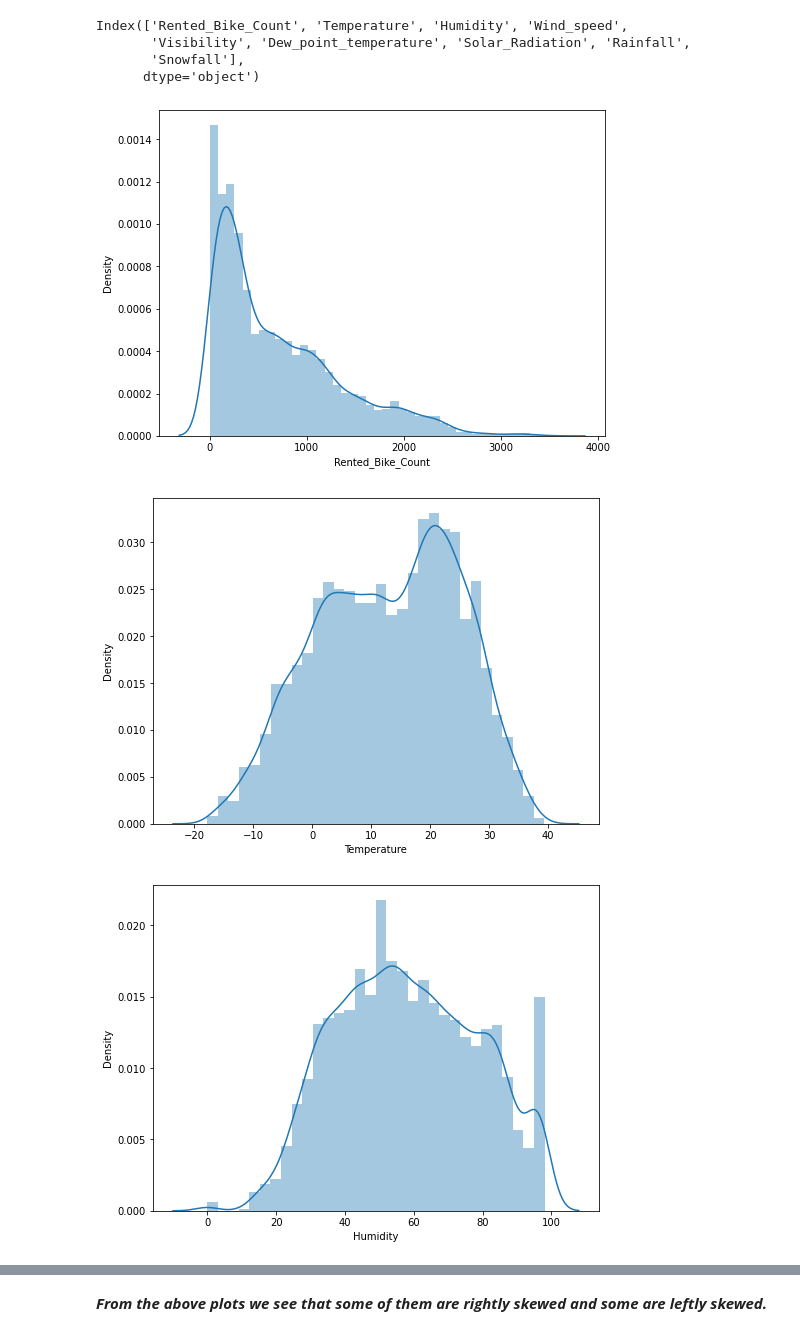
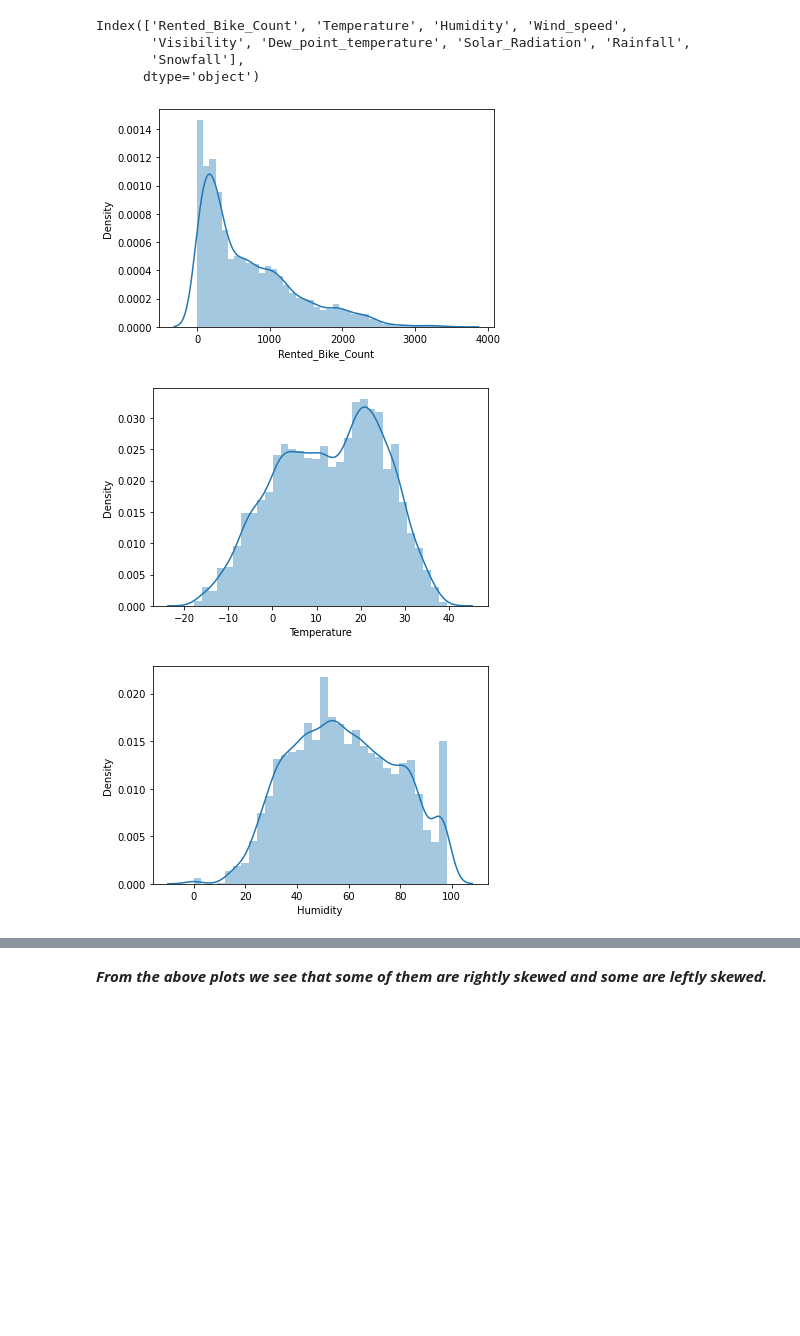
Before and after one commit to vivvvek24/Bike-Sharing-Demand-Prediction, a Jupyter notebook: Copy_of_Bike_Sharing_Demand_Prediction_Capstone_Project.ipynb, the cells around one changed output, grey strips where cells are left out. Saved outputs shown, nothing was run; the diff lists cells and outputs as text; code cells hidden in the pictures; blank space fills up the shorter version.

```diff
--- a/Copy_of_Bike_Sharing_Demand_Prediction_Capstone_Project.ipynb
+++ b/Copy_of_Bike_Sharing_Demand_Prediction_Capstone_Project.ipynb
@@ -375,11 +371,11 @@ Index(['Rented_Bike_Count', 'Temperature', 'Humidity', 'Wind_speed',
 # %%
 #plotting distplots to analyze the distribution of all numerical features
 for col in numerical_features:
-  plt.figure(figsize=(8,6))
+  plt.figure(figsize=(6,4))
   sns.distplot(x=bike_df[col])
   plt.xlabel(col)
 plt.show()
 # %% [output]
-[figure, old version]
+[figure, new version]
-[figure, old version]
+[figure, new version]
-[figure, old version]
+[figure, new version]
```
Also changed, not shown: parts of 22 cells of this notebook.
